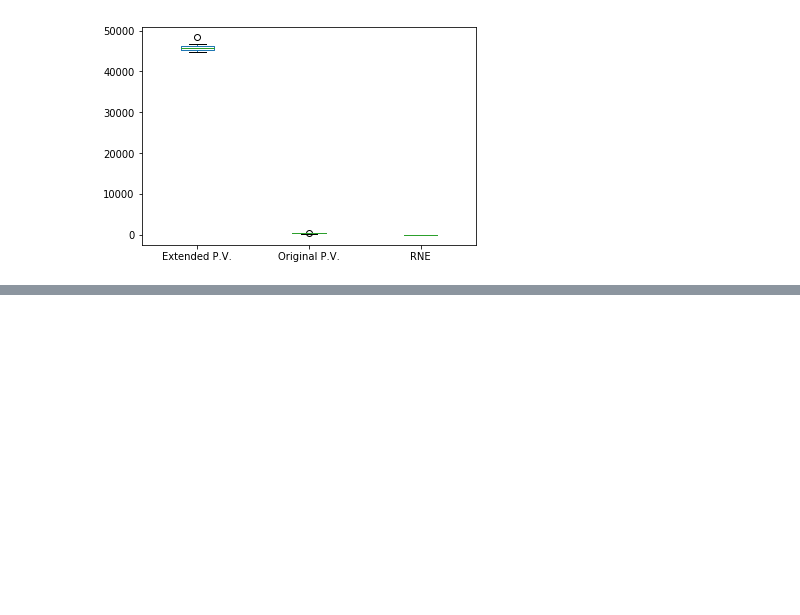
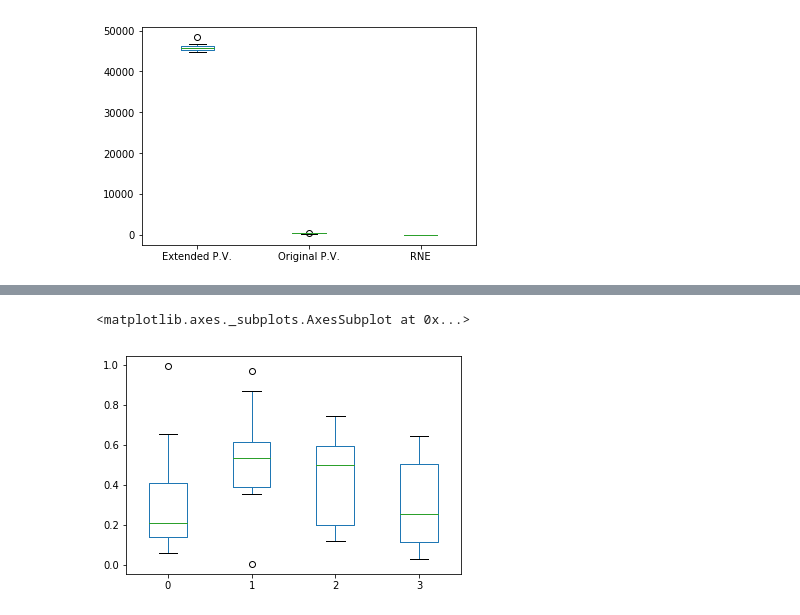
Before and after one commit to DjoleMNE/Extending_a_Constrained_Hybrid_Dynamics_Solver_for_Energy-Optimal_Robot_Motions_in_the_Presence_of_S, a Jupyter notebook: plotting_graphs.ipynb, the cells around one changed output, grey strips where cells are left out. Cells and saved outputs as stored; diff of their text form; code cells hidden in the pictures; blank space fills up the shorter version.

```diff
--- a/plotting_graphs.ipynb
+++ b/plotting_graphs.ipynb
@@ -268,0 +281,10 @@ max     48359.000000     530.000000  21.000000
+# %%
+data = np.random.random((10, 5))
+data[:,-1] += 10  # offset one column
+df1 = pd.DataFrame(data)
+# %%
+fig, ax = plt.subplots()
+df1[[0, 1, 2, 3]].plot(kind='box', ax=ax, secondary_y=[4])
+# %% [output]
+<matplotlib.axes._subplots.AxesSubplot at 0x...>
+[figure, added]
```
Also changed, not shown: parts of 2 cells of this notebook, 2 other files.
